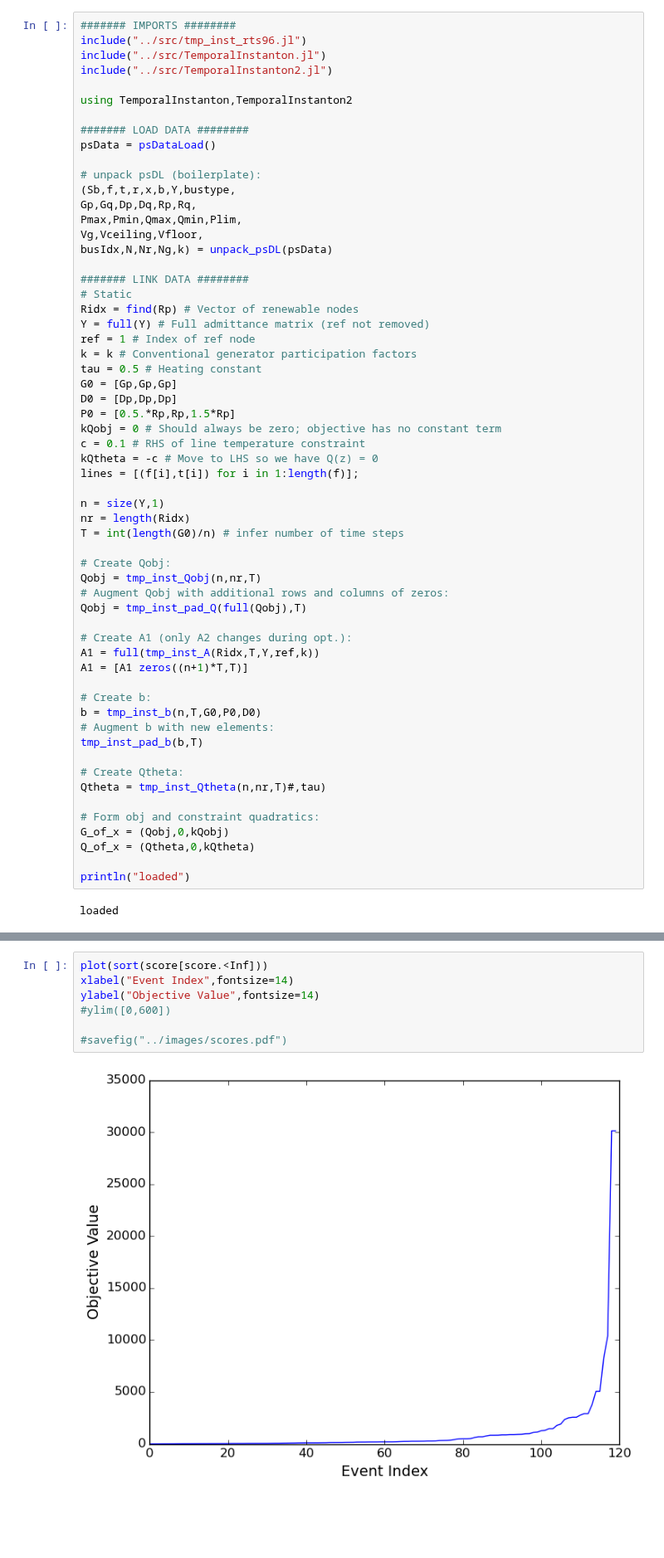
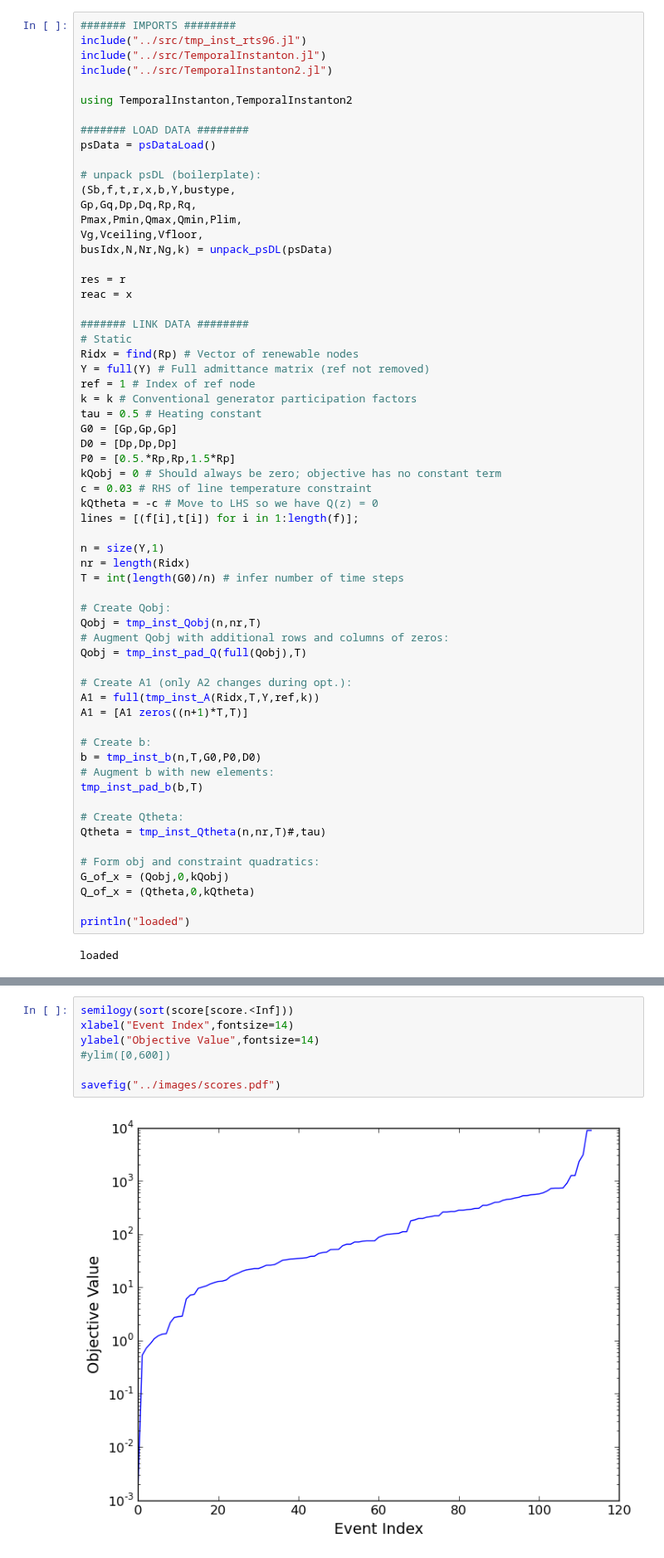
Before and after one commit to kersulis/TemporalInstanton.jl, a Jupyter notebook: nbs/2015-03-26 Numerical Results for RTS-96.ipynb, the cells around one changed output, grey strips where cells are left out. Shown at 83% size. Cells and saved outputs as stored; diff of their text form; blank space fills up the shorter version.

```diff
--- a/nbs/2015-03-26 Numerical Results for RTS-96.ipynb
+++ b/nbs/2015-03-26 Numerical Results for RTS-96.ipynb
@@ -18,6 +18,9 @@ Pmax,Pmin,Qmax,Qmin,Plim,
 Vg,Vceiling,Vfloor,
 busIdx,N,Nr,Ng,k) = unpack_psDL(psData)
 
+res = r
+reac = x
+
 ####### LINK DATA ########
 # Static
 Ridx = find(Rp) # Vector of renewable nodes
@@ -29,7 +32,7 @@ G0 = [Gp,Gp,Gp]
 D0 = [Dp,Dp,Dp]
 P0 = [0.5.*Rp,Rp,1.5*Rp]
 kQobj = 0 # Should always be zero; objective has no constant term
-c = 0.1 # RHS of line temperature constraint
+c = 0.03 # RHS of line temperature constraint
 kQtheta = -c # Move to LHS so we have Q(z) = 0
 lines = [(f[i],t[i]) for i in 1:length(f)];
 
@@ -83,12 +79,12 @@ using PyPlot
 # %%
-plot(sort(score[score.<Inf]))
+semilogy(sort(score[score.<Inf]))
 xlabel("Event Index",fontsize=14)
 ylabel("Objective Value",fontsize=14)
 #ylim([0,600])
 
-#savefig("../images/scores.pdf")
+savefig("../images/scores.pdf")
 # %% [output]
-[figure, old version]
+[figure, new version]
 # %%
 @time(loop_through_lines(
     G_of_x,Q_of_x,A1,b,
```
Also changed, not shown: parts of 20 cells of this notebook, 11 other files.
